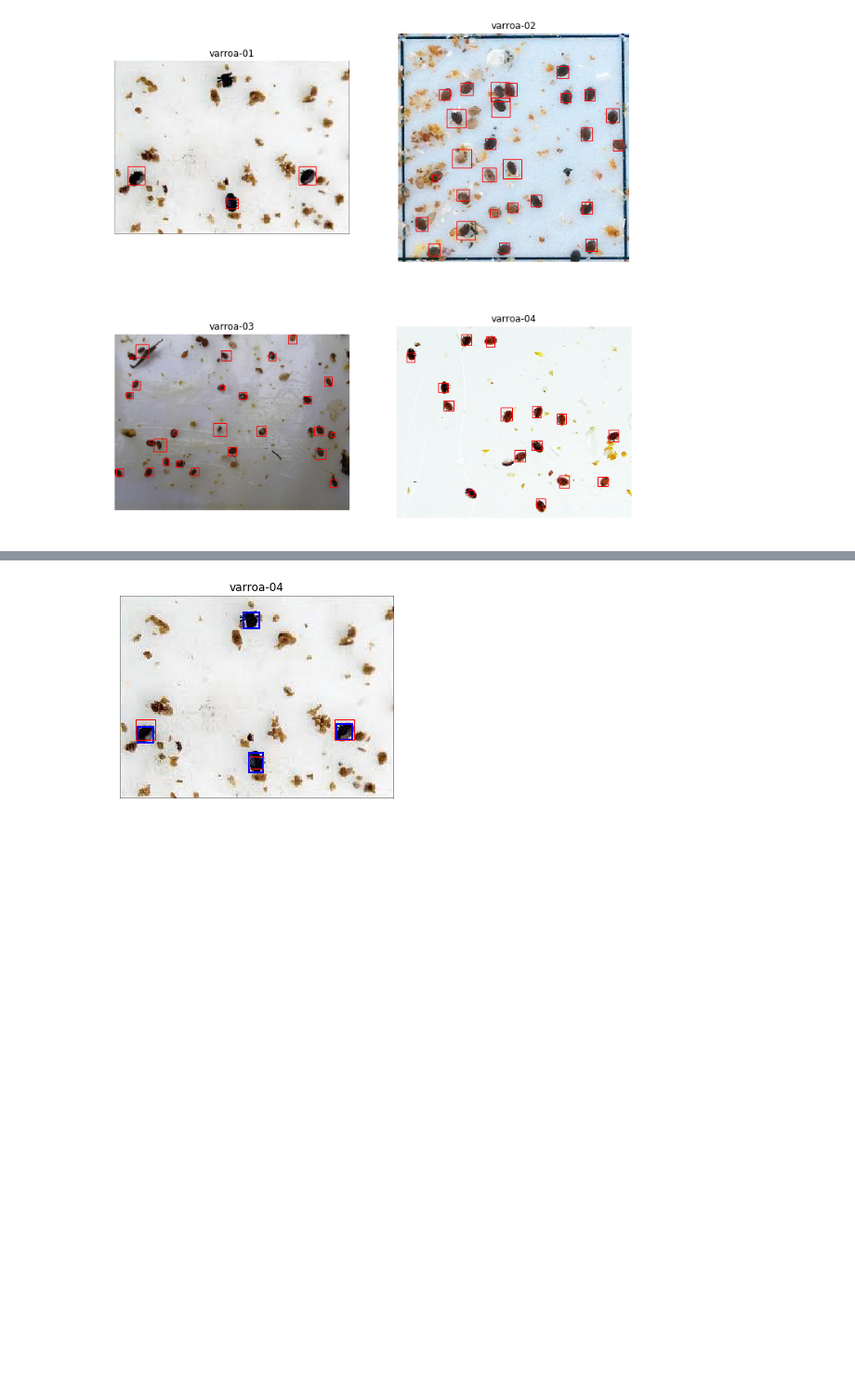
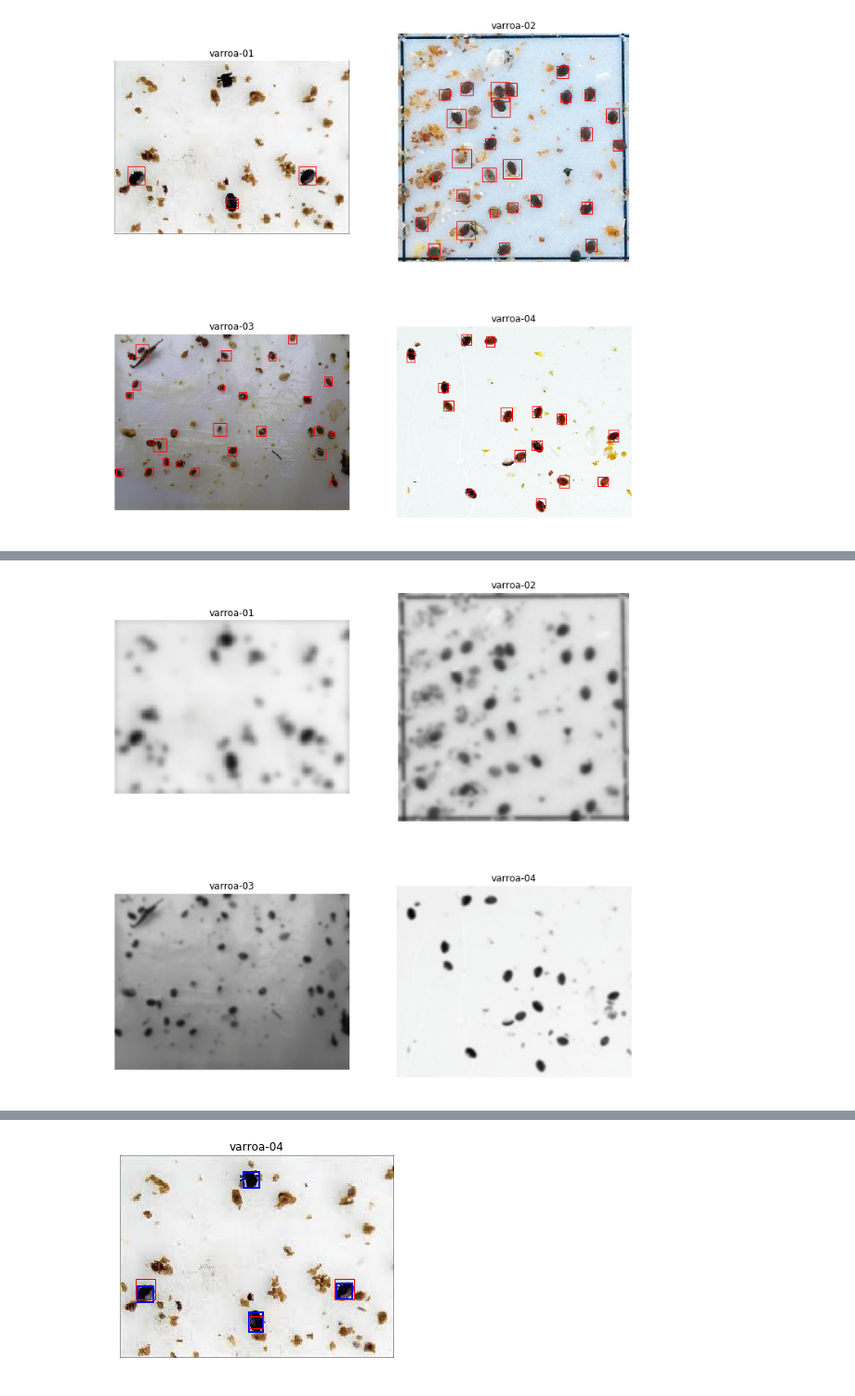
Before and after one commit to EGJ1996/Image-Processing, a Jupyter notebook: labs/lab_01_segmentation.ipynb, the cells around one changed output, grey strips where cells are left out. Shown at 93% size. Saved outputs shown, nothing was run; the diff lists cells and outputs as text; code cells hidden in the pictures; blank space fills up the shorter version.

```diff
--- a/labs/lab_01_segmentation.ipynb
+++ b/labs/lab_01_segmentation.ipynb
@@ -403,0 +305,4 @@ plt.show()
+# %%
+plot_collection(list(map(lambda im: ndimage.gaussian_filter(im,3),ic)))
+# %% [output]
+[figure, added]
```
Also changed, not shown: parts of 37 cells of this notebook.
